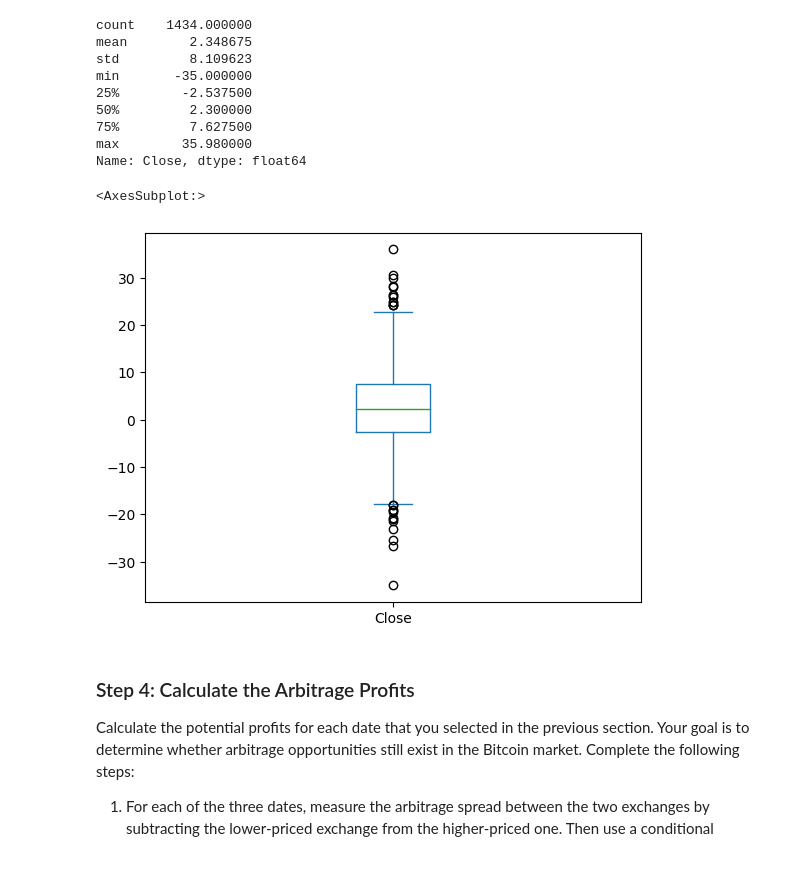
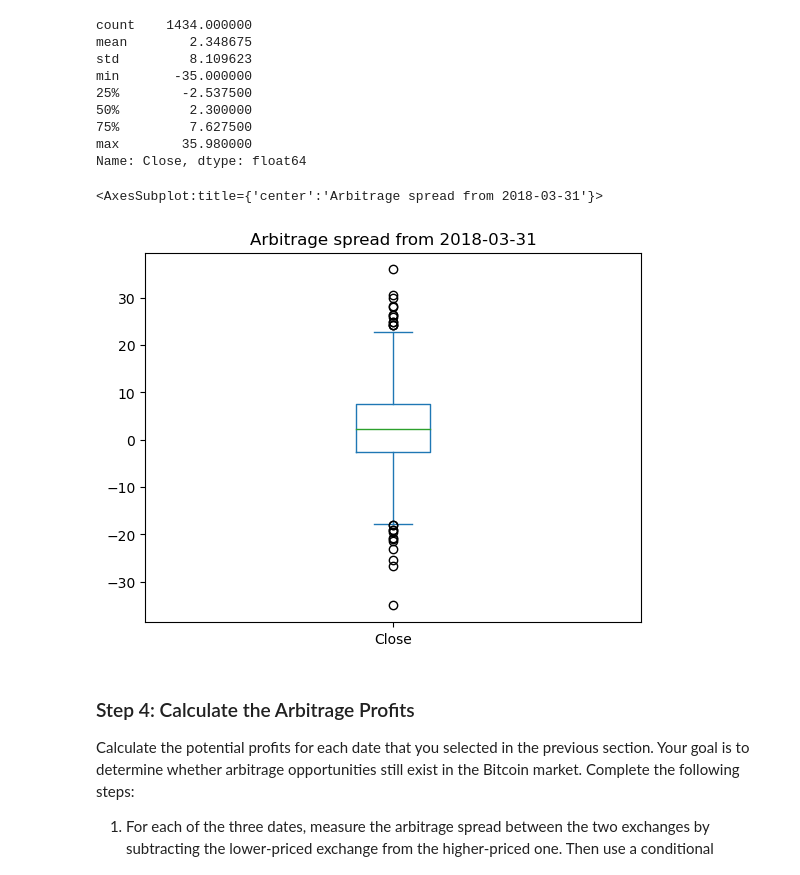
Before and after one commit to halamkim/challenge_03, a Jupyter notebook: crypto_arbitrage.ipynb, the cells around one changed output. Drawn from its saved outputs; the diff is of its cells as text; code cells hidden in the pictures.

```diff
--- a/crypto_arbitrage.ipynb
+++ b/crypto_arbitrage.ipynb
@@ -398,10 +391,10 @@ Name: Close, dtype: float64
 # %%
 # Visualize the arbitrage spread from late in the dataset in a box plot
 # YOUR CODE HERE
-arbitrage_spread_late.plot(kind="box")
+arbitrage_spread_late.plot(kind="box", title = "Arbitrage spread from 2018-03-31")
 # %% [output]
-<AxesSubplot:>
+<AxesSubplot:title={'center':'Arbitrage spread from 2018-03-31'}>
-[figure, old version]
+[figure, new version]
 # %% [markdown]
 ### Step 4: Calculate the Arbitrage Profits
 
```
Also changed, not shown: parts of 18 cells of this notebook.
